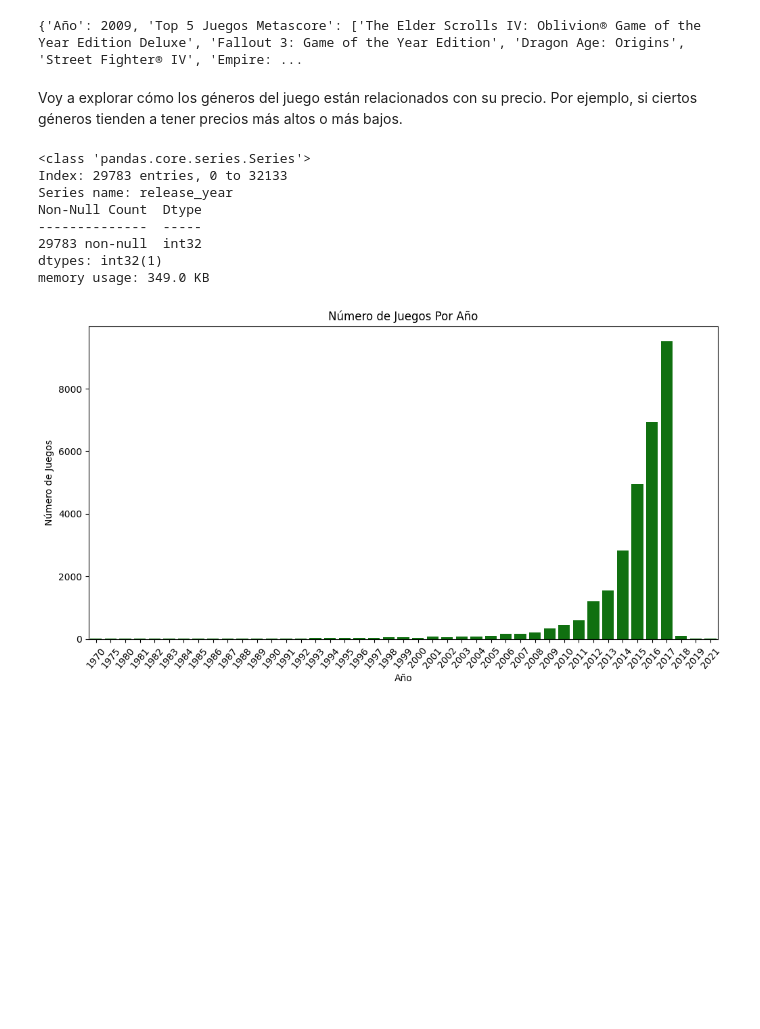
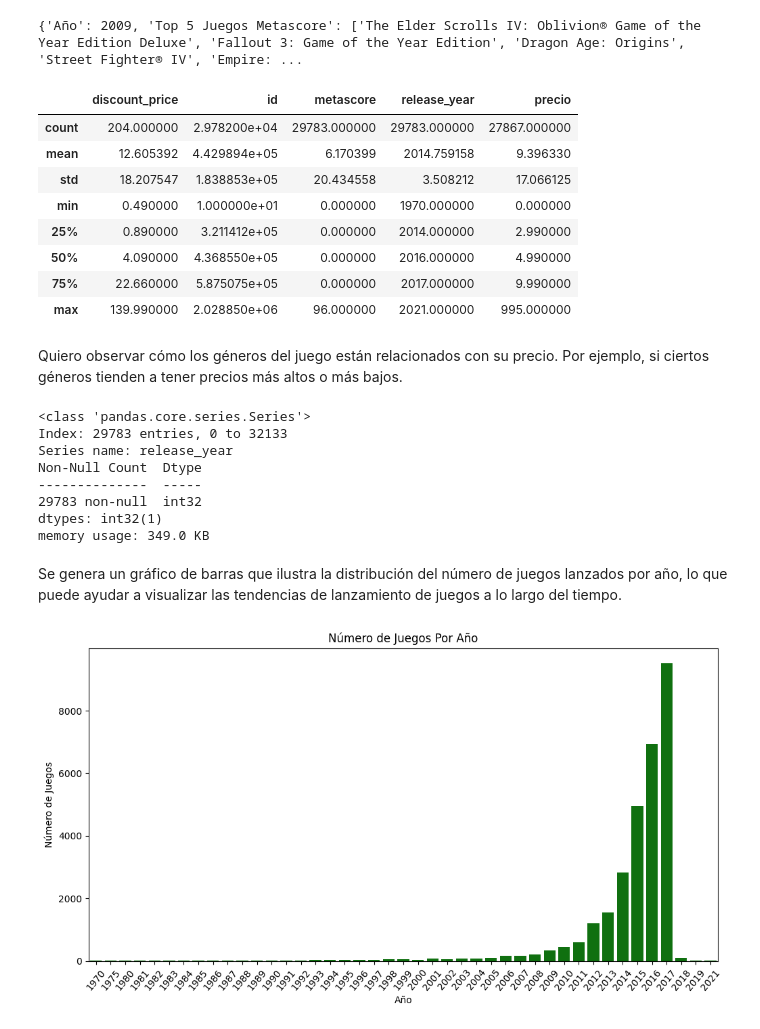
Before and after one commit to emi-cabas/PI-MLOps---Steam, a Jupyter notebook: Funciones y EDA.ipynb, the cells around one changed output. Saved outputs shown, nothing was run; the diff lists cells and outputs as text; code cells hidden in the pictures; blank space fills up the shorter version.

```diff
--- a/Funciones y EDA.ipynb
+++ b/Funciones y EDA.ipynb
@@ -283,5 +284,17 @@ import numpy as np
+# %%
+dframe.describe()
+# %% [output]
+|  | discount_price | id | metascore | release_year | precio |
+| count | 204.000000 | 2.978200e+04 | 29783.000000 | 29783.000000 | 27867.000000 |
+| mean | 12.605392 | 4.429894e+05 | 6.170399 | 2014.759158 | 9.396330 |
+| std | 18.207547 | 1.838853e+05 | 20.434558 | 3.508212 | 17.066125 |
+| min | 0.490000 | 1.000000e+01 | 0.000000 | 1970.000000 | 0.000000 |
+| 25% | 0.890000 | 3.211412e+05 | 0.000000 | 2014.000000 | 2.990000 |
+| 50% | 4.090000 | 4.368550e+05 | 0.000000 | 2016.000000 | 4.990000 |
+| 75% | 22.660000 | 5.875075e+05 | 0.000000 | 2017.000000 | 9.990000 |
+| max | 139.990000 | 2.028850e+06 | 96.000000 | 2021.000000 | 995.000000 |
 # %% [markdown]
-Voy a explorar cómo los géneros del juego están relacionados con su precio. Por ejemplo, si ciertos géneros tienden a tener precios más altos o más bajos.
+Quiero observar cómo los géneros del juego están relacionados con su precio. Por ejemplo, si ciertos géneros tienden a tener precios más altos o más bajos.
 # %%
 dframe = dframe.dropna(subset=['release_year']).replace([np.inf, -np.inf], np.nan).dropna(subset=['release_year'])
 dframe['release_year'] = dframe['release_year'].astype(int)
@@ -295,6 +308,8 @@ Non-Null Count  Dtype
 29783 non-null  int32
 dtypes: int32(1)
 memory usage: 349.0 KB
+# %% [markdown]
+Se genera un gráfico de barras que ilustra la distribución del número de juegos lanzados por año, lo que puede ayudar a visualizar las tendencias de lanzamiento de juegos a lo largo del tiempo.
 # %%
 games_per_year = dframe['release_year'].value_counts().sort_index()
 plt.figure(figsize=(12, 6))
```
Also changed, not shown: parts of 14 cells of this notebook, 4 other files.
